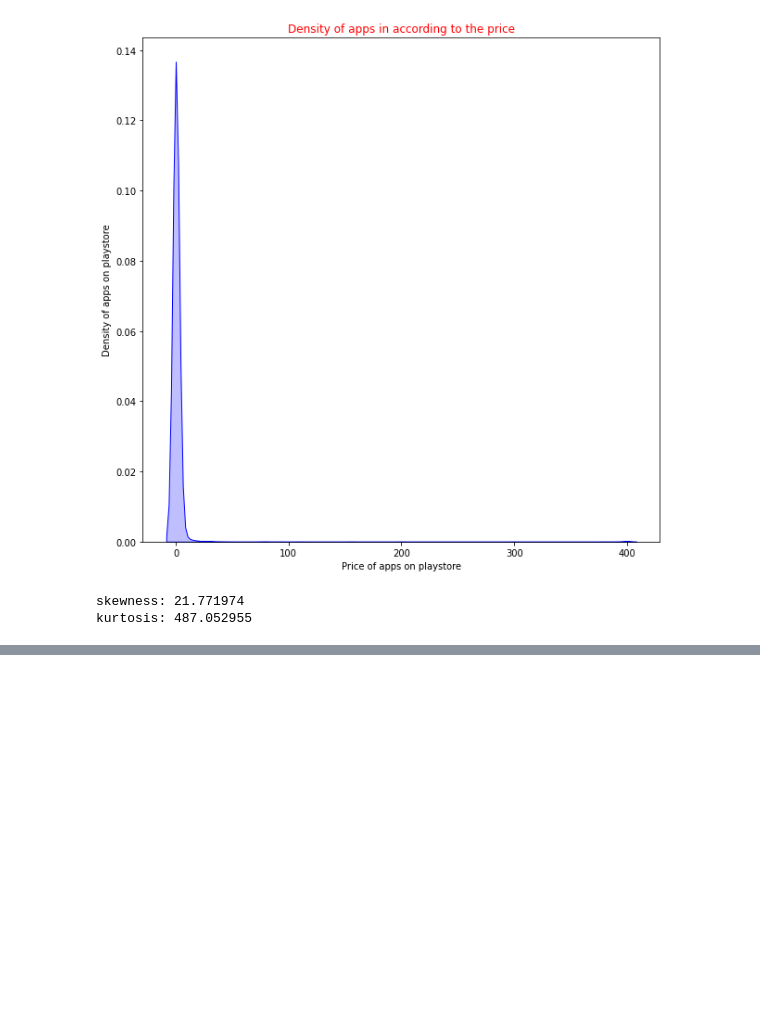
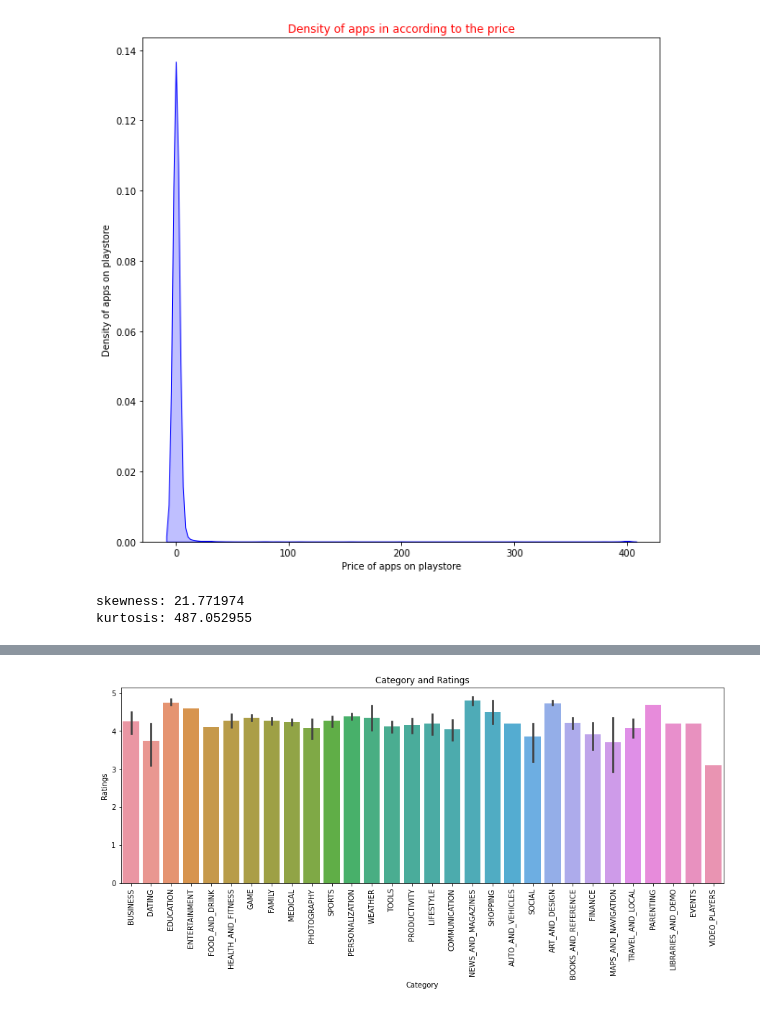
Before and after one commit to Bishawa/play-store-app-review-analysis, a Jupyter notebook: Bishawajeet_Singha_Play_Store_App_Review_Analysis.ipynb, the cells around one changed output, grey strips where cells are left out. Cells and saved outputs as stored; diff of their text form; code cells hidden in the pictures; blank space fills up the shorter version.

```diff
--- a/Bishawajeet_Singha_Play_Store_App_Review_Analysis.ipynb
+++ b/Bishawajeet_Singha_Play_Store_App_Review_Analysis.ipynb
@@ -708,0 +767,4 @@ df.head(5)
+# %%
+# Creating a dataframe of all paid apps only
+paid_app_playstore_df = playstore_df[playstore_df['Type']=='Paid'].reset_index()
+paid_app_playstore_df.set_index('index', inplace =True)
@@ -708,0 +781,11 @@ df.head(5)
+# %%
+#visualisation
+plt.figure(figsize=(15,5))
+sns.barplot(x=paid_app_playstore_df['Category'], y=paid_app_playstore_df['Rating'])
+plt.xticks(rotation=90)
+plt.xlabel("Category")
+plt.ylabel("Ratings")
+plt.title("Category and Ratings")
+plt.show()
+# %% [output]
+[figure, added]
```
Also changed, not shown: parts of 41 cells of this notebook.
